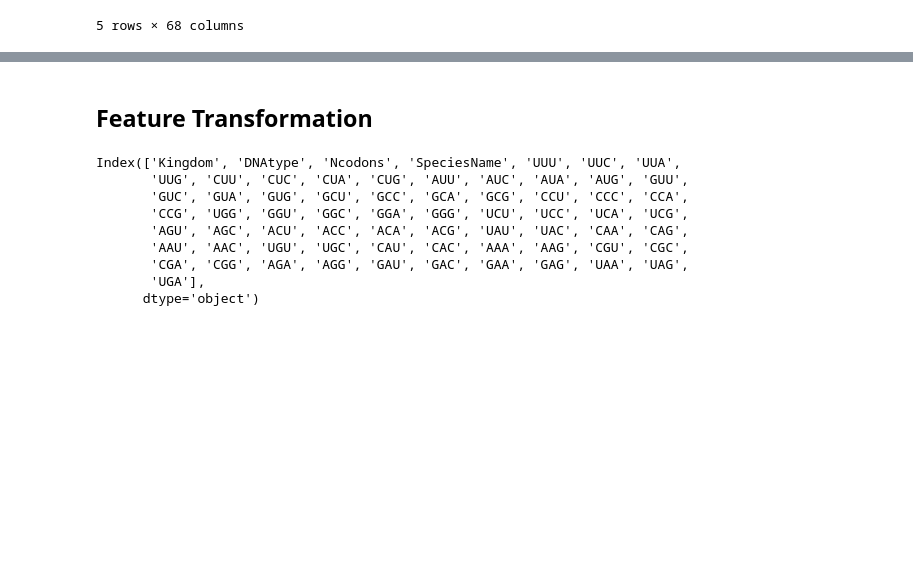
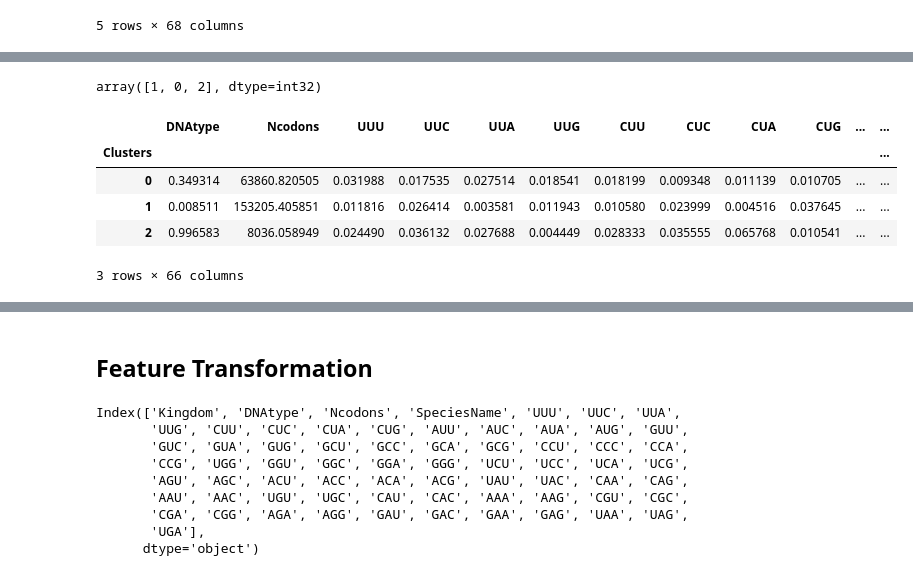
Before and after one commit to Mercymerine/Machine_learning2, a Jupyter notebook: RNA.ipynb, the cells around one changed output, grey strips where cells are left out. Cells and saved outputs as stored; diff of their text form; code cells hidden in the pictures; blank space fills up the shorter version.

```diff
--- a/RNA.ipynb
+++ b/RNA.ipynb
@@ -188,0 +284,13 @@ rna.head()
+# %%
+rna2.Clusters.unique()
+# %% [output]
+array([1, 0, 2], dtype=int32)
+# %%
+rna2.groupby('Clusters').mean(numeric_only=True)
+# %% [output]
+|  | DNAtype | Ncodons | UUU | UUC | UUA | UUG | CUU | CUC | CUA | CUG | ... | ... |
+| Clusters |  |  |  |  |  |  |  |  |  |  |  | ... |
+| 0 | 0.349314 | 63860.820505 | 0.031988 | 0.017535 | 0.027514 | 0.018541 | 0.018199 | 0.009348 | 0.011139 | 0.010705 | ... | ... |
+| 1 | 0.008511 | 153205.405851 | 0.011816 | 0.026414 | 0.003581 | 0.011943 | 0.010580 | 0.023999 | 0.004516 | 0.037645 | ... | ... |
+| 2 | 0.996583 | 8036.058949 | 0.024490 | 0.036132 | 0.027688 | 0.004449 | 0.028333 | 0.035555 | 0.065768 | 0.010541 | ... | ... |
+3 rows × 66 columns
```
Also changed, not shown: parts of 24 cells of this notebook.
